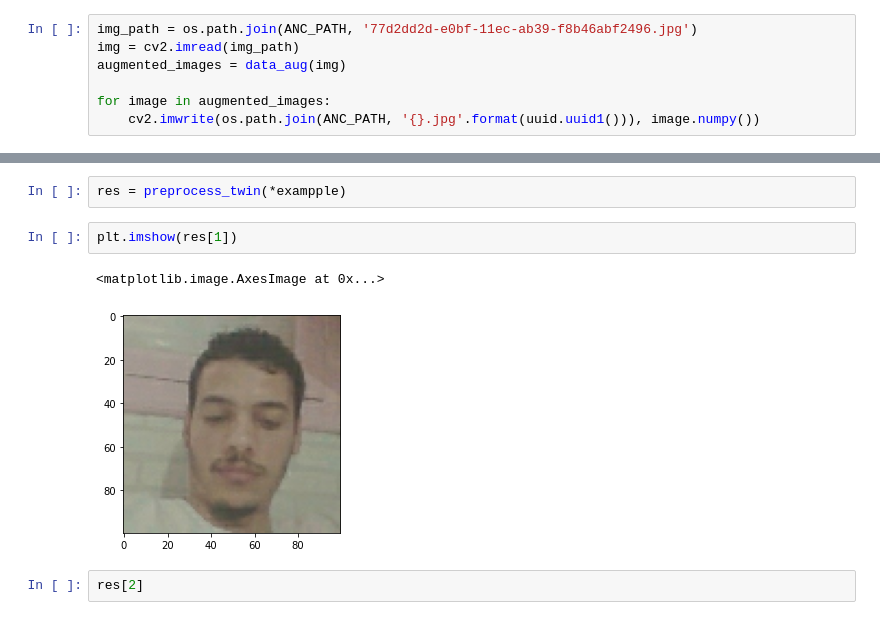
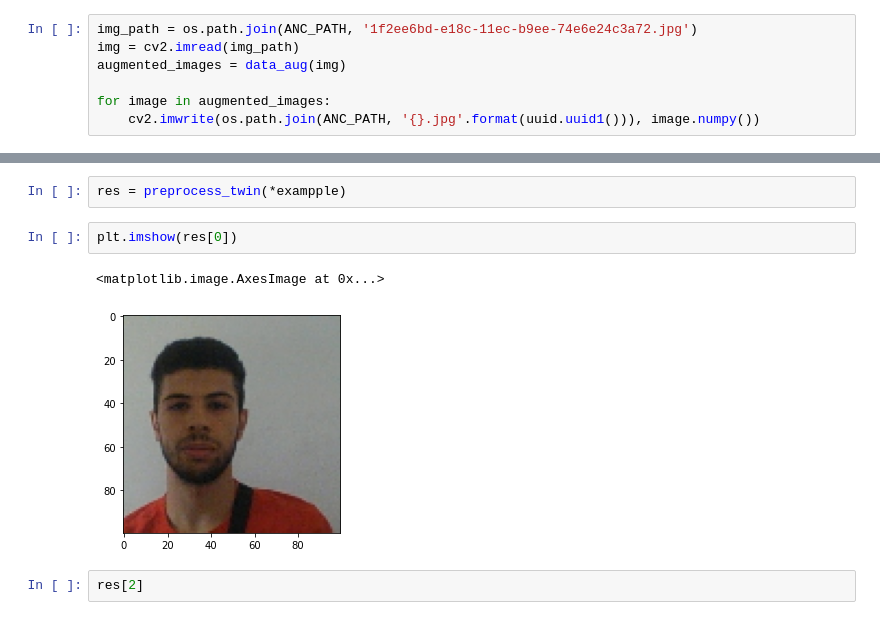
Before and after one commit to houdahmed/Facial-Verification-with-a-Siamese-Network-, a Jupyter notebook: Facial Verification with a Siamese Network - Final.ipynb, the cells around one changed output, grey strips where cells are left out. Cells and saved outputs as stored; diff of their text form.

```diff
--- a/Facial Verification with a Siamese Network - Final.ipynb
+++ b/Facial Verification with a Siamese Network - Final.ipynb
@@ -141,7 +111,7 @@ def data_aug(img):
 import os
 import uuid
 # %%
-img_path = os.path.join(ANC_PATH, '77d2dd2d-e0bf-11ec-ab39-f8b46abf2496.jpg')
+img_path = os.path.join(ANC_PATH, '1f2ee6bd-e18c-11ec-b9ee-74e6e24c3a72.jpg')
 img = cv2.imread(img_path)
 augmented_images = data_aug(img)
 
@@ -223,10 +189,10 @@ def preprocess_twin(input_img, validation_img, label):
 # %%
 res = preprocess_twin(*exampple)
 # %%
-plt.imshow(res[1])
+plt.imshow(res[0])
 # %% [output]
 <matplotlib.image.AxesImage at 0x...>
-[figure, old version]
+[figure, new version]
 # %%
 res[2]
 # %% [output]
```
Also changed, not shown: parts of 36 cells of this notebook.
